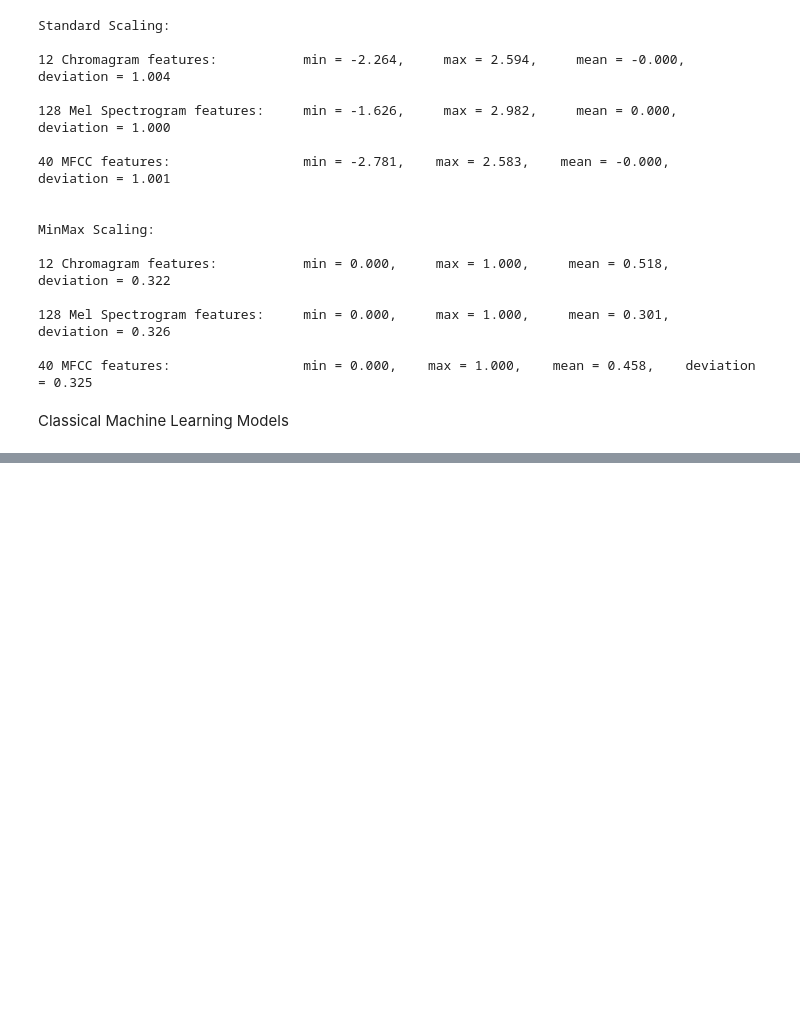
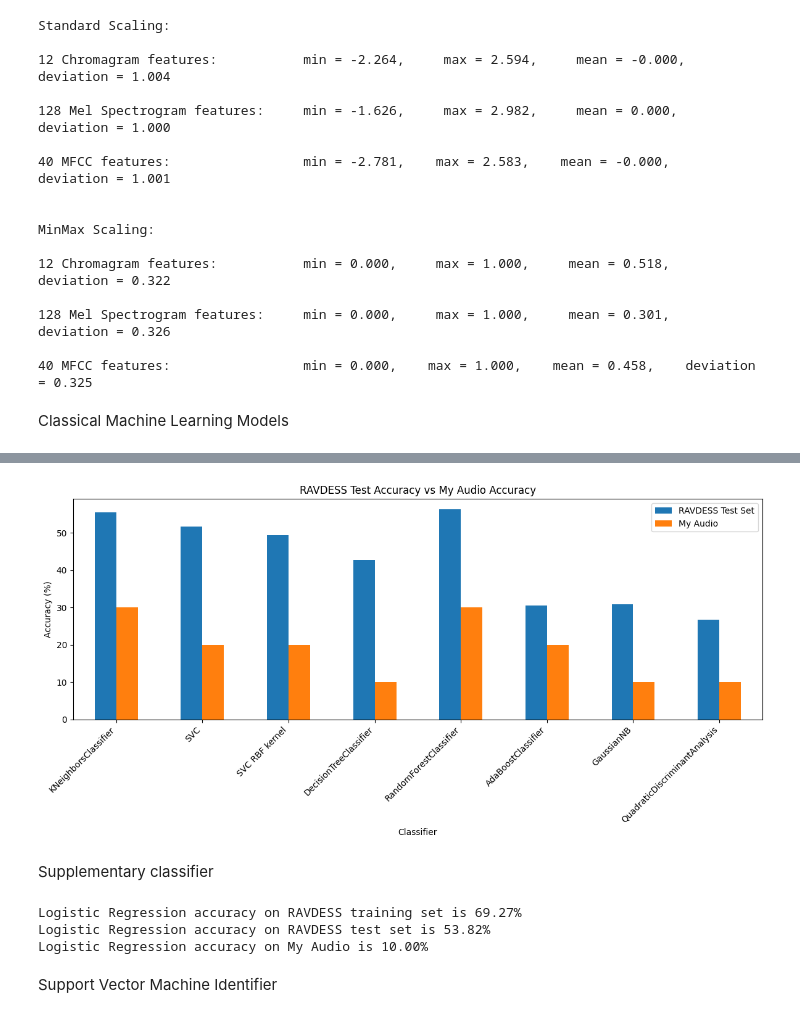
Before and after one commit to dakshkashyap/Week3-ClassicML, a Jupyter notebook: week_3_machinelearning.ipynb, the cells around one changed output, grey strips where cells are left out. Drawn from its saved outputs; the diff is of its cells as text; code cells hidden in the pictures; blank space fills up the shorter version.

```diff
--- a/week_3_machinelearning.ipynb
+++ b/week_3_machinelearning.ipynb
@@ -922,0 +1231,75 @@ ValueError: y has only 1 sample in class angry, covariance is ill defined.
+# %%
+############# RAVDESS vs My Audio #############
+
+audio_comparison_df = pd.DataFrame({
+    'Classifier': standard_scores_df['Classifier'],
+
+    'RAVDESS Test Set': standard_scores_df[
+        'RAVDESS Accuracy Score'
+    ].str.rstrip('%').astype(float),
+
+    'My Audio': standard_scores_df[
+        'My Audio Accuracy Score'
+    ].str.rstrip('%').astype(float)
+})
+
+
+audio_comparison_df.set_index(
+    'Classifier'
+).plot(
+    kind='bar',
+    figsize=(12,6)
+)
+
+plt.ylabel('Accuracy (%)')
+plt.xlabel('Classifier')
+
+plt.title(
+    'RAVDESS Test Accuracy vs My Audio Accuracy'
+)
+
+plt.xticks(
+    rotation=45,
+    ha='right'
+)
+
+plt.tight_layout()
+plt.show()
+# %% [output]
+[figure, added]
+# %% [markdown]
+Supplementary classifier
+# %%
+from sklearn.linear_model import LogisticRegression
+
+############# Additional Model: Logistic Regression #############
+
+model = LogisticRegression(
+    max_iter=5000
+)
+
+model.fit(
+    X_train_scaled,
+    y_train
+)
+
+print(
+    f'Logistic Regression accuracy on RAVDESS training set is '
+    f'{100*model.score(X_train_scaled, y_train):.2f}%'
+)
+
+print(
+    f'Logistic Regression accuracy on RAVDESS test set is '
+    f'{100*model.score(X_test_scaled, y_test):.2f}%'
+)
+
+print(
+    f'Logistic Regression accuracy on My Audio is '
+    f'{100*model.score(my_features_scaled, my_emotions):.2f}%'
+)
+# %% [output]
+Logistic Regression accuracy on RAVDESS training set is 69.27%
+Logistic Regression accuracy on RAVDESS test set is 53.82%
+Logistic Regression accuracy on My Audio is 10.00%
+# %% [markdown]
+Support Vector Machine Identifier
```
Also changed, not shown: parts of 21 cells of this notebook.
